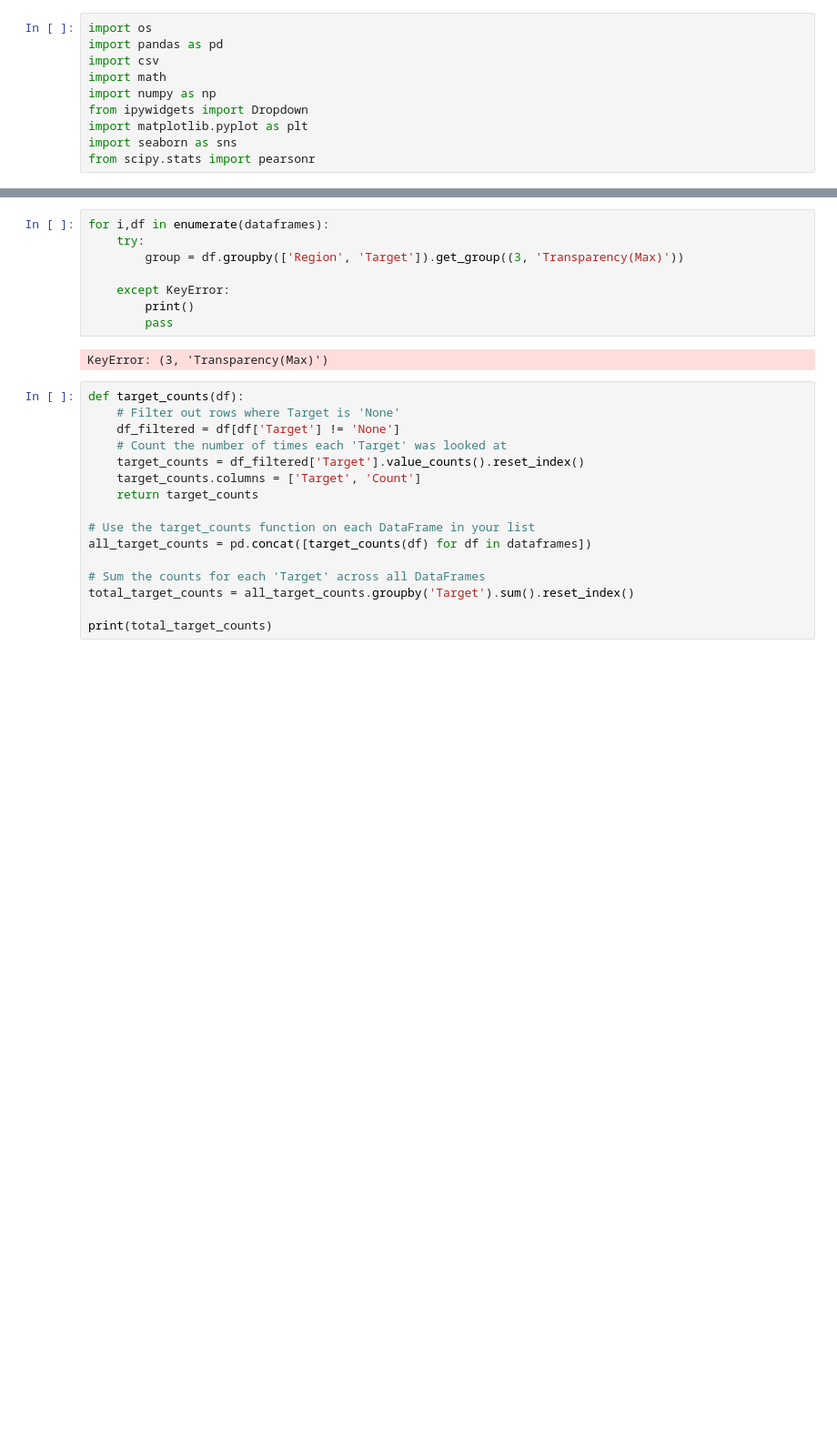
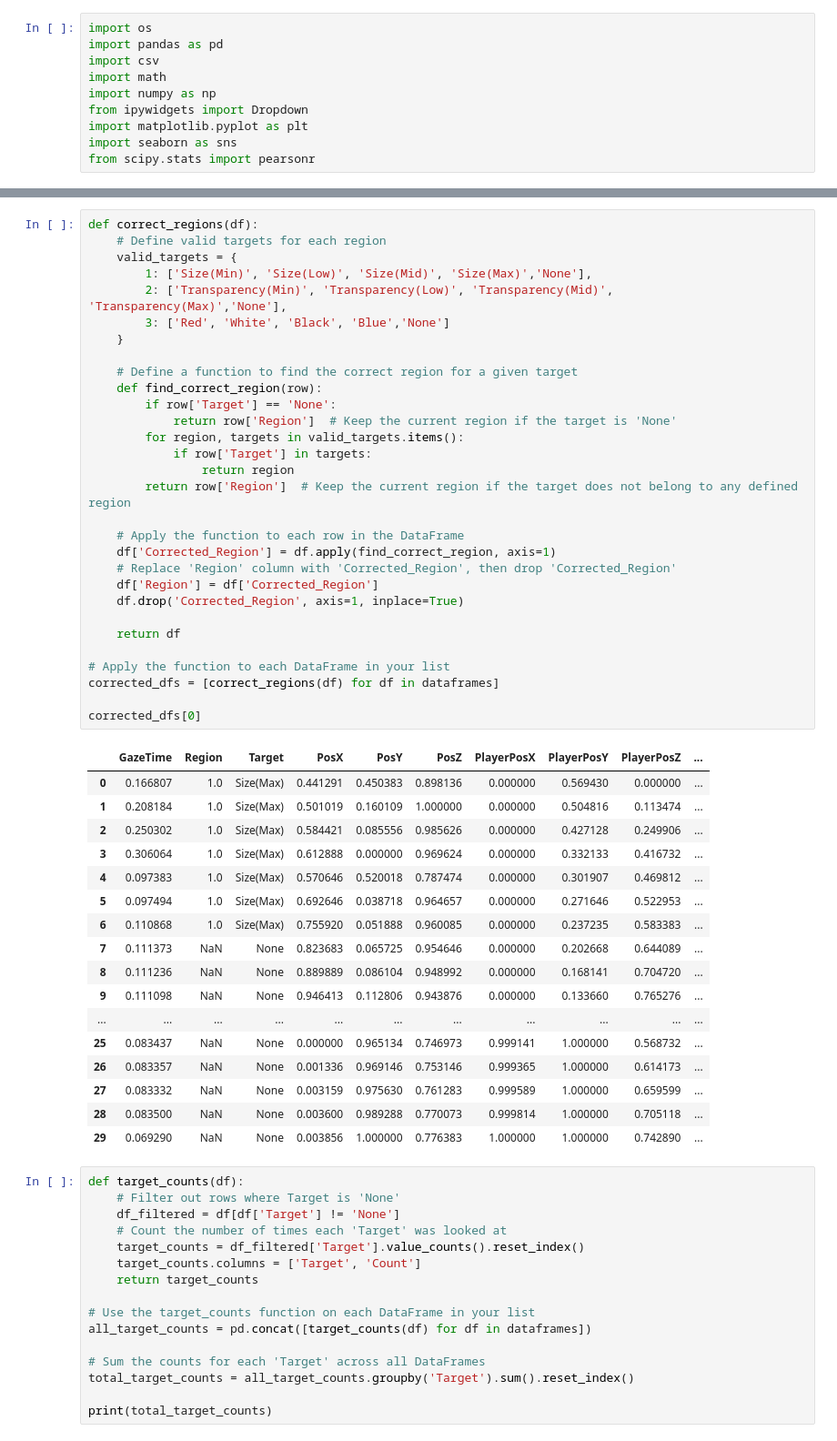
Before and after one commit to haaris7/Bachelorprojekt, a Jupyter notebook: gaze_data_analysis/Task1_Metric_Analysis.ipynb, the cells around one changed output, grey strips where cells are left out. Shown: that part at 91% size. Drawn from its saved outputs; the diff is of its cells as text; blank space fills up the shorter version.

```diff
--- a/gaze_data_analysis/Task1_Metric_Analysis.ipynb
+++ b/gaze_data_analysis/Task1_Metric_Analysis.ipynb
@@ -41,13 +60,51 @@ dataframes = [df for df in (load_data(file) for file in os.listdir(folder_path)
 # %%
-for i,df in enumerate(dataframes):
-    try:
-        group = df.groupby(['Region', 'Target']).get_group((3, 'Transparency(Max)'))
+def correct_regions(df):
+    # Define valid targets for each region
+    valid_targets = {
+        1: ['Size(Min)', 'Size(Low)', 'Size(Mid)', 'Size(Max)','None'],
+        2: ['Transparency(Min)', 'Transparency(Low)', 'Transparency(Mid)', 'Transparency(Max)','None'],
+        3: ['Red', 'White', 'Black', 'Blue','None']
+    }
 
-    except KeyError:
-        print()
-        pass
+    # Define a function to find the correct region for a given target
+    def find_correct_region(row):
+        if row['Target'] == 'None':
+            return row['Region']  # Keep the current region if the target is 'None'
+        for region, targets in valid_targets.items():
+            if row['Target'] in targets:
+                return region
+        return row['Region']  # Keep the current region if the target does not belong to any defined region
+
+    # Apply the function to each row in the DataFrame
+    df['Corrected_Region'] = df.apply(find_correct_region, axis=1)
+    # Replace 'Region' column with 'Corrected_Region', then drop 'Corrected_Region'
+    df['Region'] = df['Corrected_Region']
+    df.drop('Corrected_Region', axis=1, inplace=True)
+
+    return df
+
+# Apply the function to each DataFrame in your list
+corrected_dfs = [correct_regions(df) for df in dataframes]
+
+corrected_dfs[0]
 # %% [output]
-KeyError: (3, 'Transparency(Max)')
+|  | GazeTime | Region | Target | PosX | PosY | PosZ | PlayerPosX | PlayerPosY | PlayerPosZ | ... |
+| 0 | 0.166807 | 1.0 | Size(Max) | 0.441291 | 0.450383 | 0.898136 | 0.000000 | 0.569430 | 0.000000 | ... |
+| 1 | 0.208184 | 1.0 | Size(Max) | 0.501019 | 0.160109 | 1.000000 | 0.000000 | 0.504816 | 0.113474 | ... |
+| 2 | 0.250302 | 1.0 | Size(Max) | 0.584421 | 0.085556 | 0.985626 | 0.000000 | 0.427128 | 0.249906 | ... |
+| 3 | 0.306064 | 1.0 | Size(Max) | 0.612888 | 0.000000 | 0.969624 | 0.000000 | 0.332133 | 0.416732 | ... |
+| 4 | 0.097383 | 1.0 | Size(Max) | 0.570646 | 0.520018 | 0.787474 | 0.000000 | 0.301907 | 0.469812 | ... |
+| 5 | 0.097494 | 1.0 | Size(Max) | 0.692646 | 0.038718 | 0.964657 | 0.000000 | 0.271646 | 0.522953 | ... |
+| 6 | 0.110868 | 1.0 | Size(Max) | 0.755920 | 0.051888 | 0.960085 | 0.000000 | 0.237235 | 0.583383 | ... |
+| 7 | 0.111373 | NaN | None | 0.823683 | 0.065725 | 0.954646 | 0.000000 | 0.202668 | 0.644089 | ... |
+| 8 | 0.111236 | NaN | None | 0.889889 | 0.086104 | 0.948992 | 0.000000 | 0.168141 | 0.704720 | ... |
+| 9 | 0.111098 | NaN | None | 0.946413 | 0.112806 | 0.943876 | 0.000000 | 0.133660 | 0.765276 | ... |
+| ... | ... | ... | ... | ... | ... | ... | ... | ... | ... | ... |
+| 25 | 0.083437 | NaN | None | 0.000000 | 0.965134 | 0.746973 | 0.999141 | 1.000000 | 0.568732 | ... |
+| 26 | 0.083357 | NaN | None | 0.001336 | 0.969146 | 0.753146 | 0.999365 | 1.000000 | 0.614173 | ... |
+| 27 | 0.083332 | NaN | None | 0.003159 | 0.975630 | 0.761283 | 0.999589 | 1.000000 | 0.659599 | ... |
+| 28 | 0.083500 | NaN | None | 0.003600 | 0.989288 | 0.770073 | 0.999814 | 1.000000 | 0.705118 | ... |
+| 29 | 0.069290 | NaN | None | 0.003856 | 1.000000 | 0.776383 | 1.000000 | 1.000000 | 0.742890 | ... |
 # %%
 def target_counts(df):
     # Filter out rows where Target is 'None'
```
Also changed, not shown: parts of 3 cells of this notebook, 4 other files.
